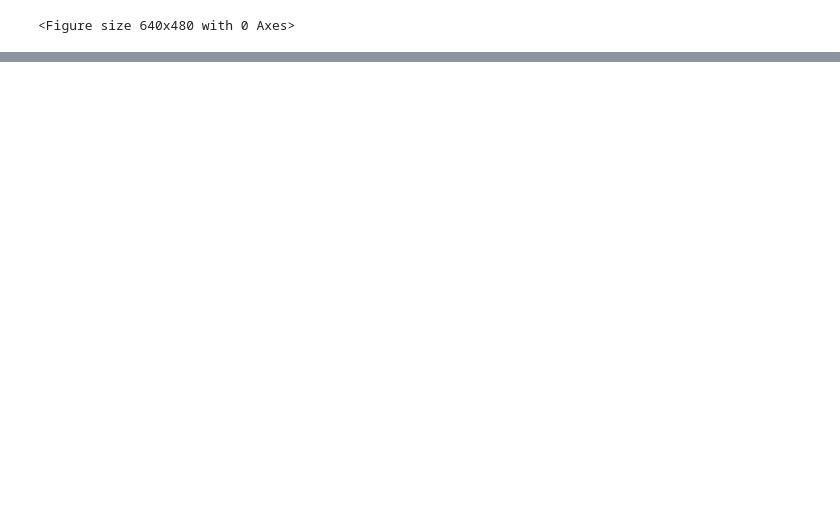
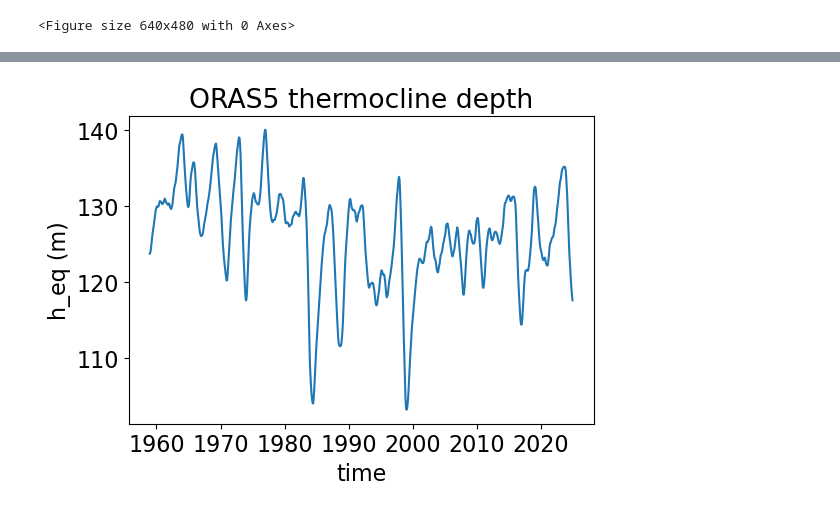
Before and after one commit to jemmajeffree/rom_decadal, a Jupyter notebook: historial_variability.ipynb, the cells around one changed output, grey strips where cells are left out. Drawn from its saved outputs; the diff is of its cells as text; code cells hidden in the pictures; blank space fills up the shorter version.

```diff
--- a/historial_variability.ipynb
+++ b/historial_variability.ipynb
@@ -139,0 +149,9 @@ plt.tight_layout()
+# %%
+fig = plt.figure(figsize=(6,4))
+
+xr.open_dataset('indices/ORAS5_obs_indices.nc').h_eq.rolling(time=12).mean().plot()
+plt.title('ORAS5 thermocline depth')
+plt.ylabel('h_eq (m)')
+plt.savefig('figures/S_ORAS5_step_change.pdf')
+# %% [output]
+[figure, added]
```
Also changed, not shown: parts of 4 cells of this notebook.
